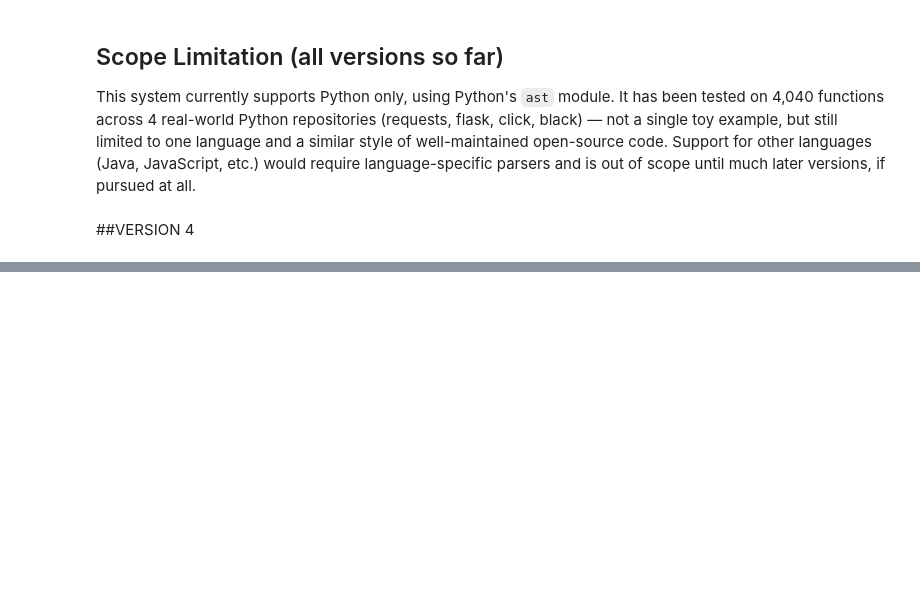
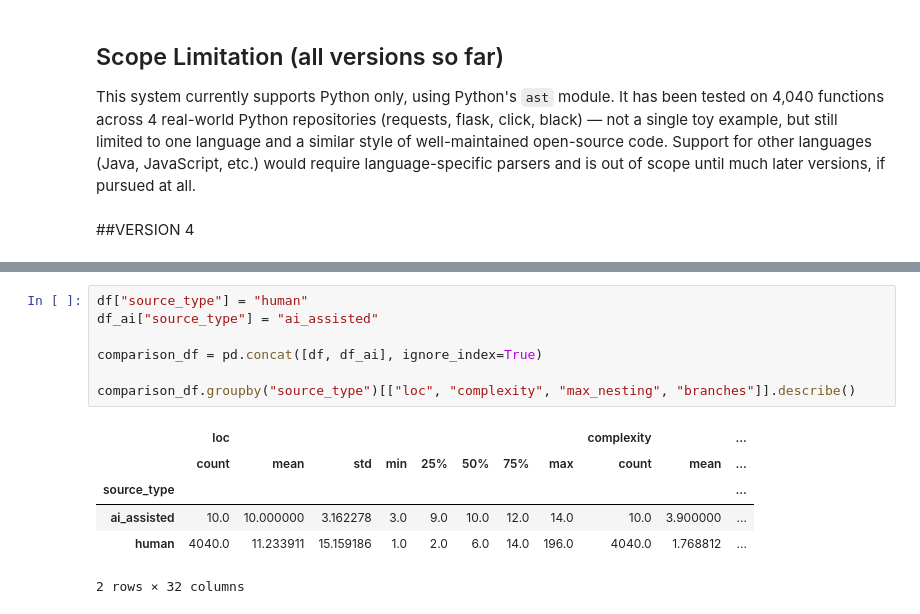
Before and after one commit to latikadhami05/ai-code-quality-risk-intelligence, a Jupyter notebook: notebooks/AI_Code_Quality_Risk_Intelligence_V1_to_V5.ipynb, the cells around one changed output, grey strips where cells are left out. Drawn from its saved outputs; the diff is of its cells as text; blank space fills up the shorter version.

```diff
--- a/notebooks/AI_Code_Quality_Risk_Intelligence_V1_to_V5.ipynb
+++ b/notebooks/AI_Code_Quality_Risk_Intelligence_V1_to_V5.ipynb
@@ -862,0 +1005,14 @@ later versions, if pursued at all.
+# %%
+df["source_type"] = "human"
+df_ai["source_type"] = "ai_assisted"
+
+comparison_df = pd.concat([df, df_ai], ignore_index=True)
+
+comparison_df.groupby("source_type")[["loc", "complexity", "max_nesting", "branches"]].describe()
+# %% [output]
+|  | loc |  |  |  |  |  |  |  | complexity |  | ... |
+|  | count | mean | std | min | 25% | 50% | 75% | max | count | mean | ... |
+| source_type |  |  |  |  |  |  |  |  |  |  | ... |
+| ai_assisted | 10.0 | 10.000000 | 3.162278 | 3.0 | 9.0 | 10.0 | 12.0 | 14.0 | 10.0 | 3.900000 | ... |
+| human | 4040.0 | 11.233911 | 15.159186 | 1.0 | 2.0 | 6.0 | 14.0 | 196.0 | 4040.0 | 1.768812 | ... |
+2 rows × 32 columns
```
Also changed, not shown: parts of 13 cells of this notebook.
